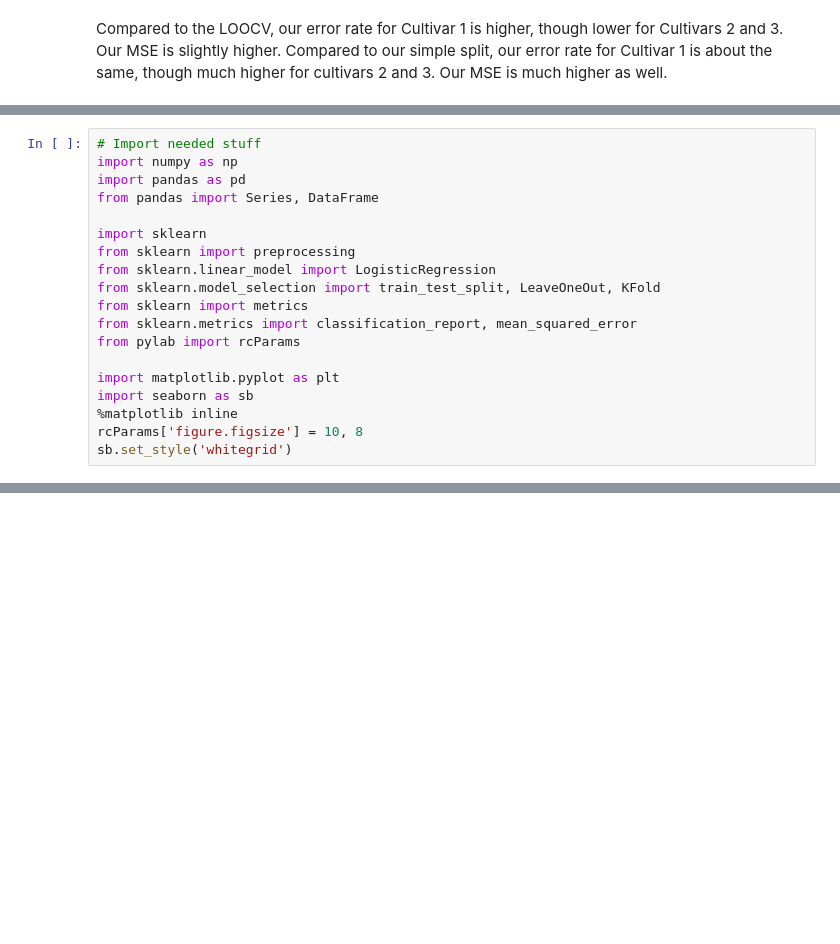
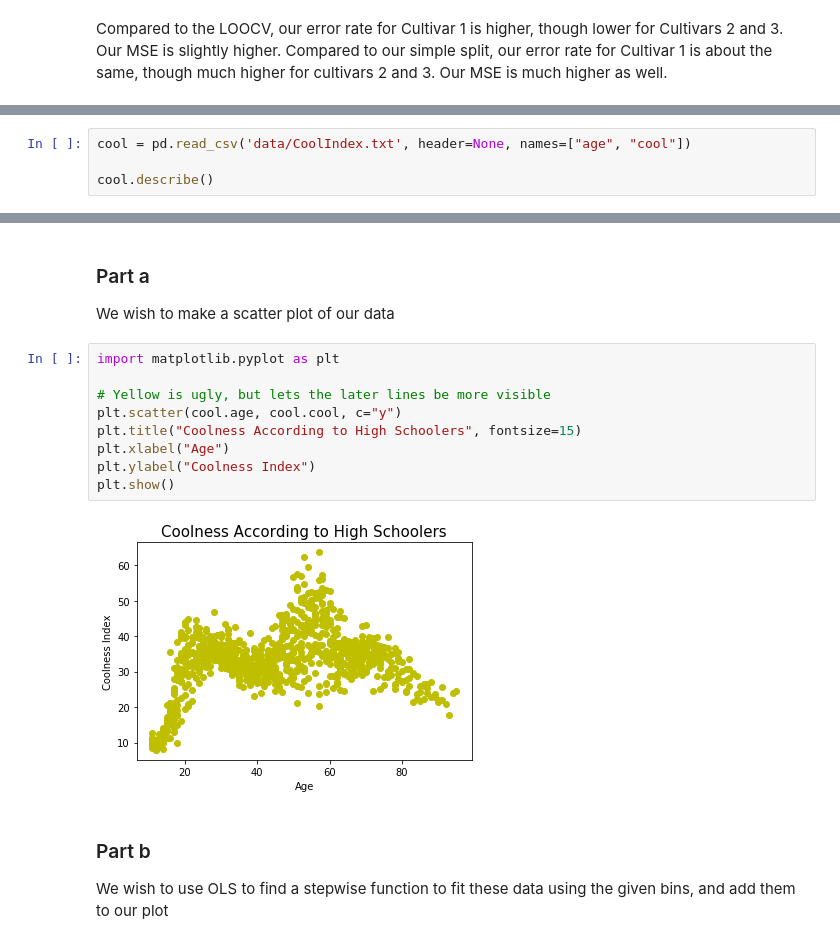
Before and after one commit to dtracht/persp-model-econ_W19, a Jupyter notebook: ProblemSets/PS7/TrachtPS7.ipynb, the cells around one changed output, grey strips where cells are left out. Cells and saved outputs as stored; diff of their text form; blank space fills up the shorter version.

```diff
--- a/ProblemSets/PS7/TrachtPS7.ipynb
+++ b/ProblemSets/PS7/TrachtPS7.ipynb
@@ -206,19 +180,0 @@ Let's calculate the MSE from our logistic regression of the titanic example.
-# %%
-# Import needed stuff
-import numpy as np
-import pandas as pd
-from pandas import Series, DataFrame
-
-import sklearn
-from sklearn import preprocessing
-from sklearn.linear_model import LogisticRegression
-from sklearn.model_selection import train_test_split, LeaveOneOut, KFold
-from sklearn import metrics
-from sklearn.metrics import classification_report, mean_squared_error
-from pylab import rcParams
-
-import matplotlib.pyplot as plt
-import seaborn as sb
-%matplotlib inline
-rcParams['figure.figsize'] = 10, 8
-sb.set_style('whitegrid')
@@ -432,0 +184,4 @@ Overfitting. Maximizing accuracy in training set can pick incorporate noise from
+# %%
+cool = pd.read_csv('data/CoolIndex.txt', header=None, names=["age", "cool"])
+
+cool.describe()
@@ -432,0 +198,17 @@ Overfitting. Maximizing accuracy in training set can pick incorporate noise from
+# %% [markdown]
+### Part a
+We wish to make a scatter plot of our data
+# %%
+import matplotlib.pyplot as plt
+
+# Yellow is ugly, but lets the later lines be more visible
+plt.scatter(cool.age, cool.cool, c="y")
+plt.title("Coolness According to High Schoolers", fontsize=15)
+plt.xlabel("Age")
+plt.ylabel("Coolness Index")
+plt.show()
+# %% [output]
+[figure, added]
+# %% [markdown]
+### Part b
+We wish to use OLS to find a stepwise function to fit these data using the given bins, and add them to our plot
```
Also changed, not shown: parts of 32 cells of this notebook, 1 other file.
